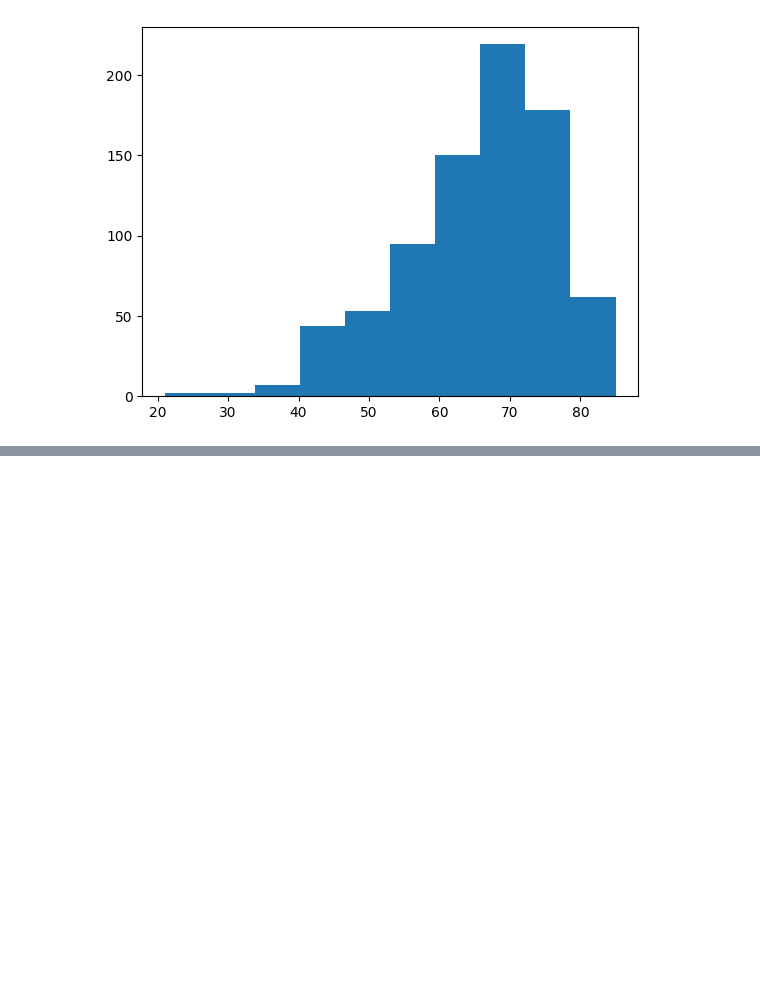
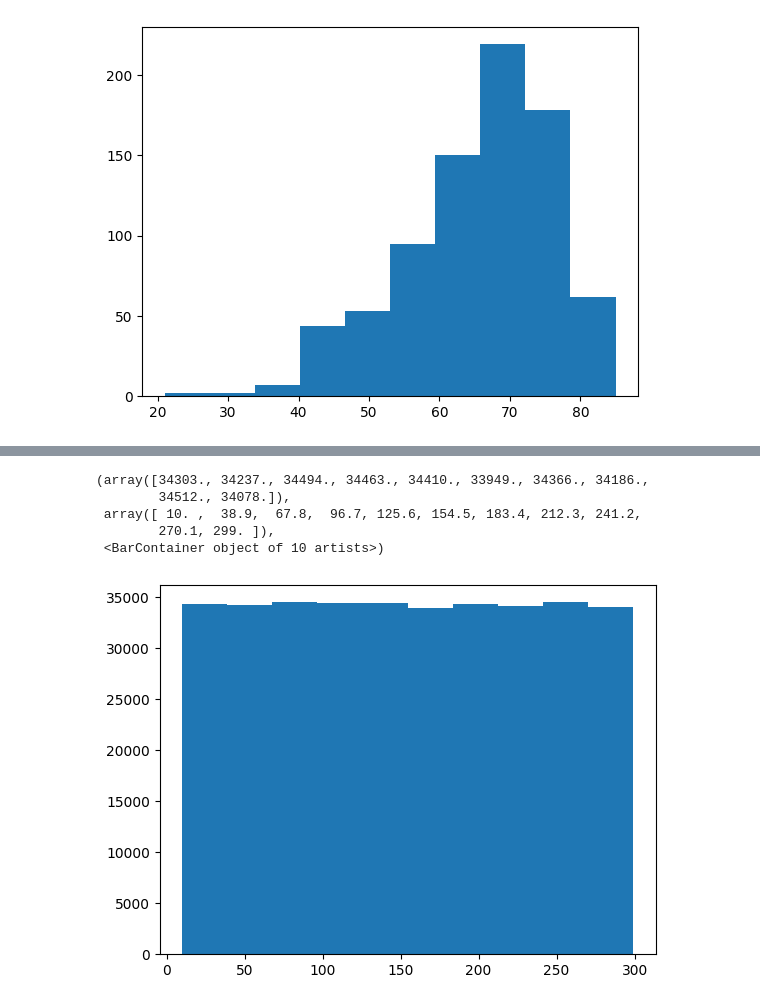
Before and after one commit to wmCmo/ml-insurance, a Jupyter notebook: explore.ipynb, the cells around one changed output, grey strips where cells are left out. Saved outputs shown, nothing was run; the diff lists cells and outputs as text; code cells hidden in the pictures; blank space fills up the shorter version.

```diff
--- a/explore.ipynb
+++ b/explore.ipynb
@@ -245,0 +213,9 @@ for i in range(10):
+# %%
+plt.hist(X_train['Vintage'])
+# %% [output]
+(array([34303., 34237., 34494., 34463., 34410., 33949., 34366., 34186.,
+        34512., 34078.]),
+ array([ 10. ,  38.9,  67.8,  96.7, 125.6, 154.5, 183.4, 212.3, 241.2,
+        270.1, 299. ]),
+ <BarContainer object of 10 artists>)
+[figure, added]
```
Also changed, not shown: parts of 32 cells of this notebook.
